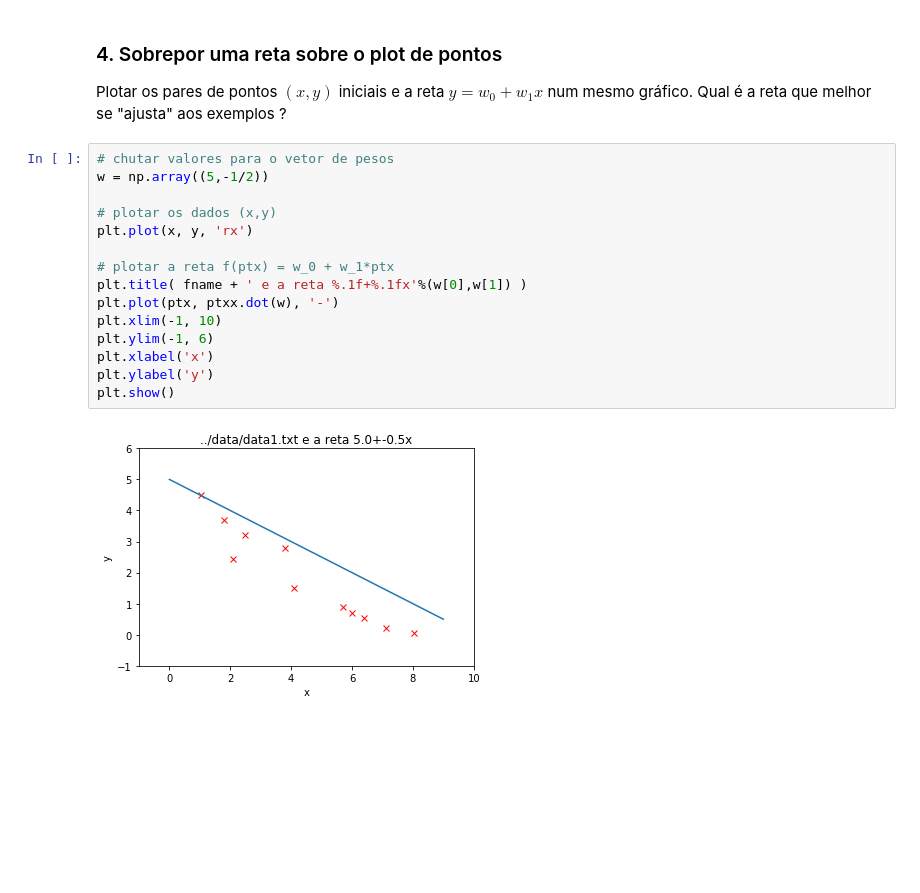
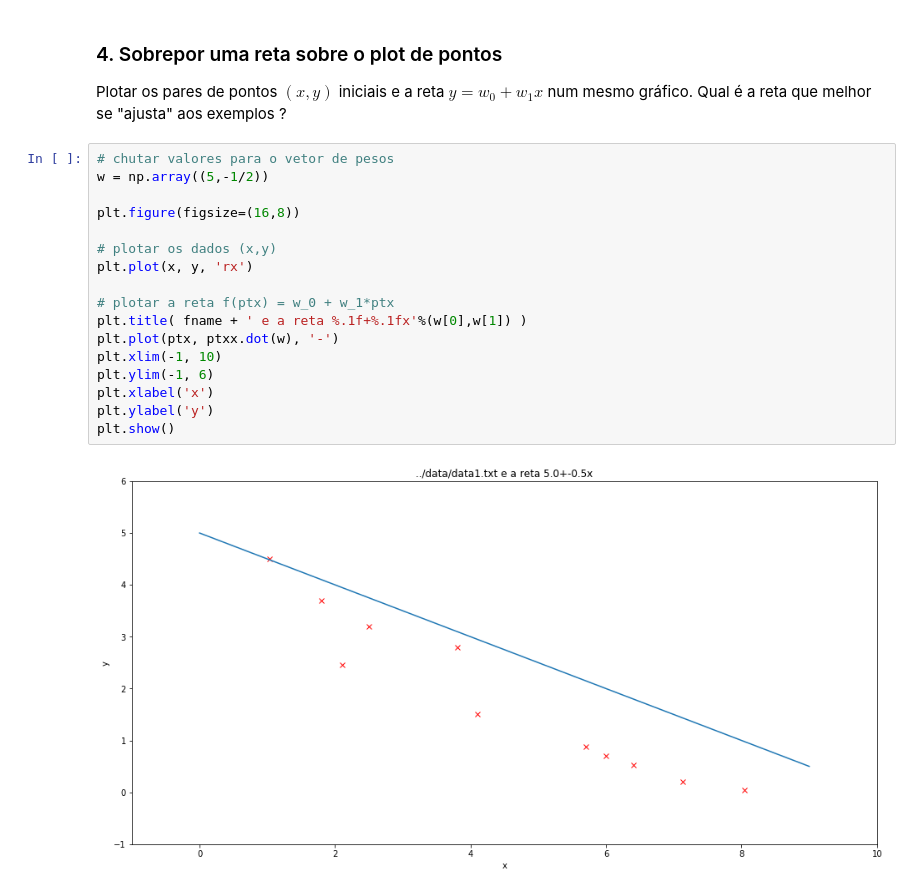
Before and after one commit to vitormeriat/usp-ime-intro-machine-learning, a Jupyter notebook: notebooks/practice_basics.ipynb, the cells around one changed output. Drawn from its saved outputs; the diff is of its cells as text; blank space fills up the shorter version.

Commit message:
Alteração no tamanho dos plots

```diff
--- a/notebooks/practice_basics.ipynb
+++ b/notebooks/practice_basics.ipynb
@@ -131,17 +142,19 @@ Plotar os pares de pontos $(x,y)$ iniciais e a reta $y = w_0 + w_1x$ num mesmo g
 # %%
 # chutar valores para o vetor de pesos
 w = np.array((5,-1/2))
+
+plt.figure(figsize=(16,8))
 
 # plotar os dados (x,y)
 plt.plot(x, y, 'rx')
 
 # plotar a reta f(ptx) = w_0 + w_1*ptx
 plt.title( fname + ' e a reta %.1f+%.1fx'%(w[0],w[1]) )
 plt.plot(ptx, ptxx.dot(w), '-')
 plt.xlim(-1, 10)
 plt.ylim(-1, 6)
 plt.xlabel('x')
 plt.ylabel('y')
 plt.show()
 # %% [output]
-[figure, old version]
+[figure, new version]
```
Also changed, not shown: parts of 7 cells of this notebook, 3 other files.
